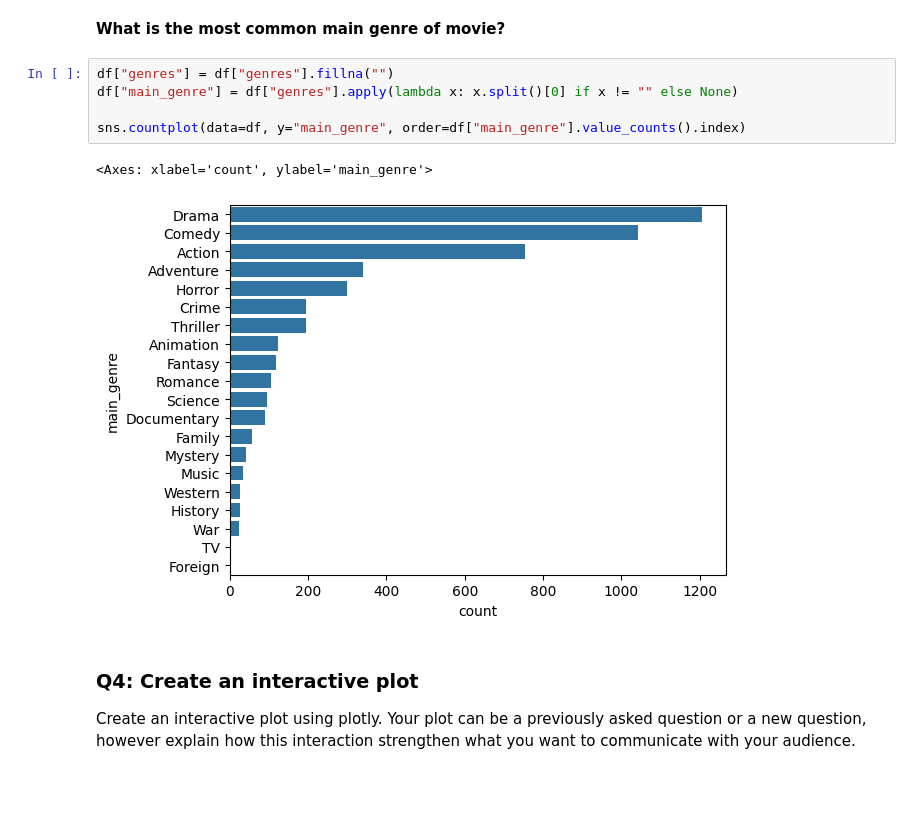
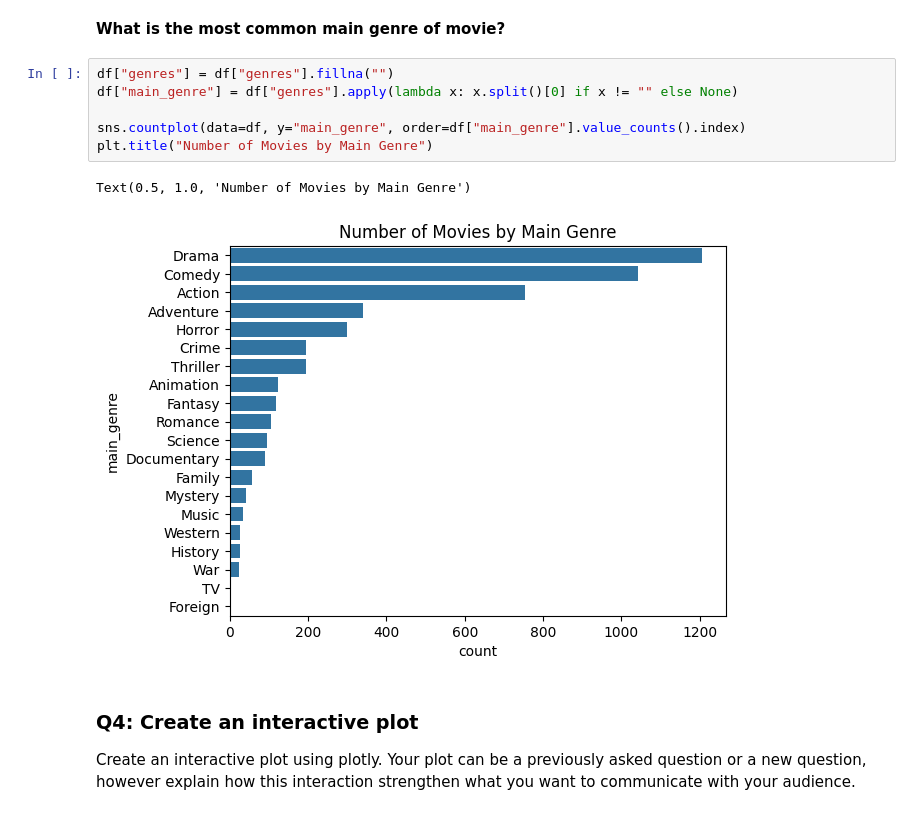
Before and after one commit to CS133-DataVisualization/term-project-team-8, a Jupyter notebook: Project Assignments/P2_categorical_interactive_transform.ipynb, the cells around one changed output. Saved outputs shown, nothing was run; the diff lists cells and outputs as text; blank space fills up the shorter version.

```diff
--- a/Project Assignments/Copy_of_P2_categorical_interactive_transform.ipynb
+++ b/Project Assignments/P2_categorical_interactive_transform.ipynb
@@ -49,11 +49,12 @@ plt.title("Distribution of ");
 # %%
 df["genres"] = df["genres"].fillna("")
 df["main_genre"] = df["genres"].apply(lambda x: x.split()[0] if x != "" else None)
 
 sns.countplot(data=df, y="main_genre", order=df["main_genre"].value_counts().index)
+plt.title("Number of Movies by Main Genre")
 # %% [output]
-<Axes: xlabel='count', ylabel='main_genre'>
+Text(0.5, 1.0, 'Number of Movies by Main Genre')
-[figure, old version]
+[figure, new version]
 # %% [markdown]
 ### Q4: Create an interactive plot
 Create an interactive plot using plotly. Your plot can be a previously asked question or a new question, however explain how this interaction strengthen what you want to communicate with your audience.
```
Also changed, not shown: parts of 4 cells of this notebook.
